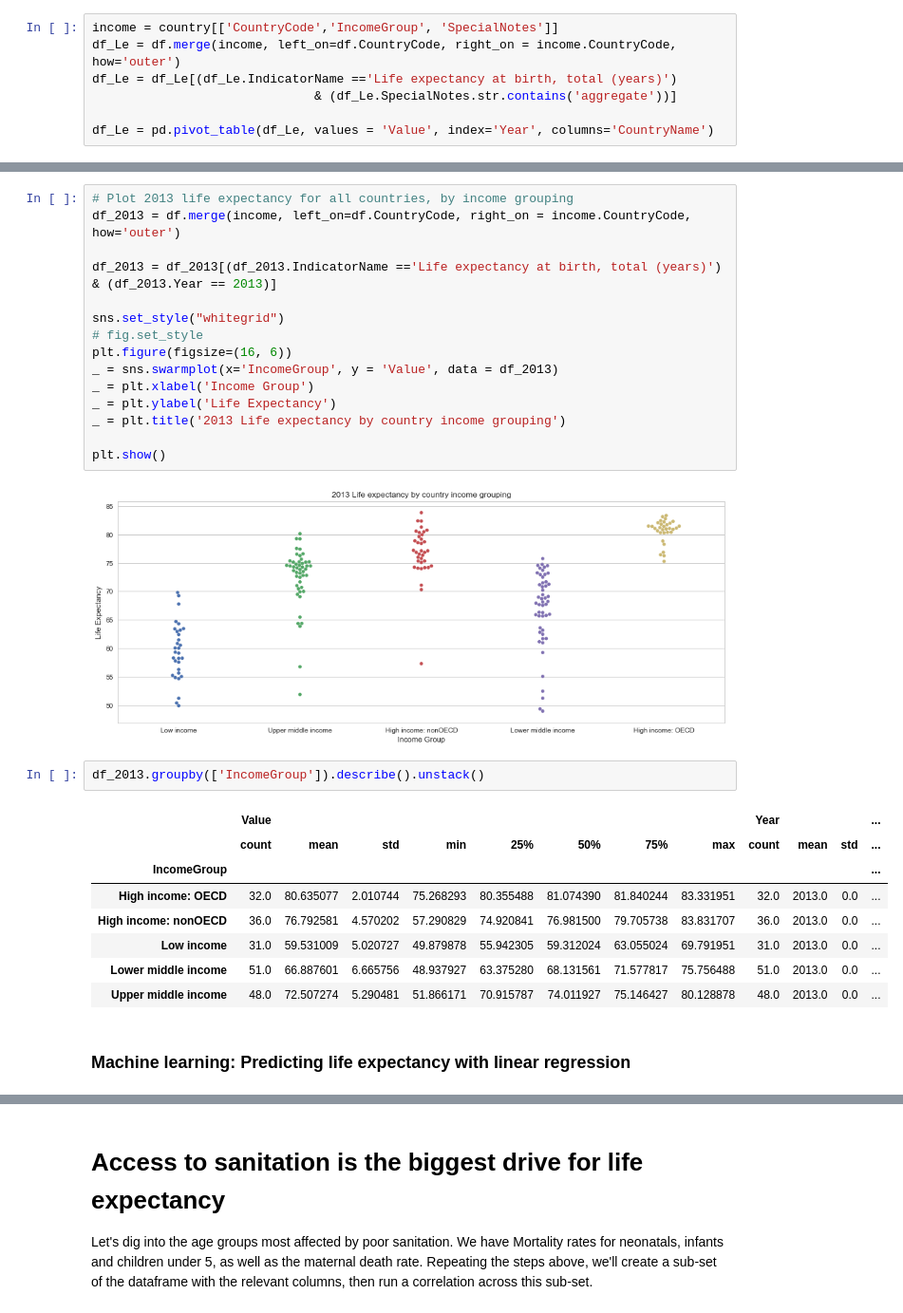
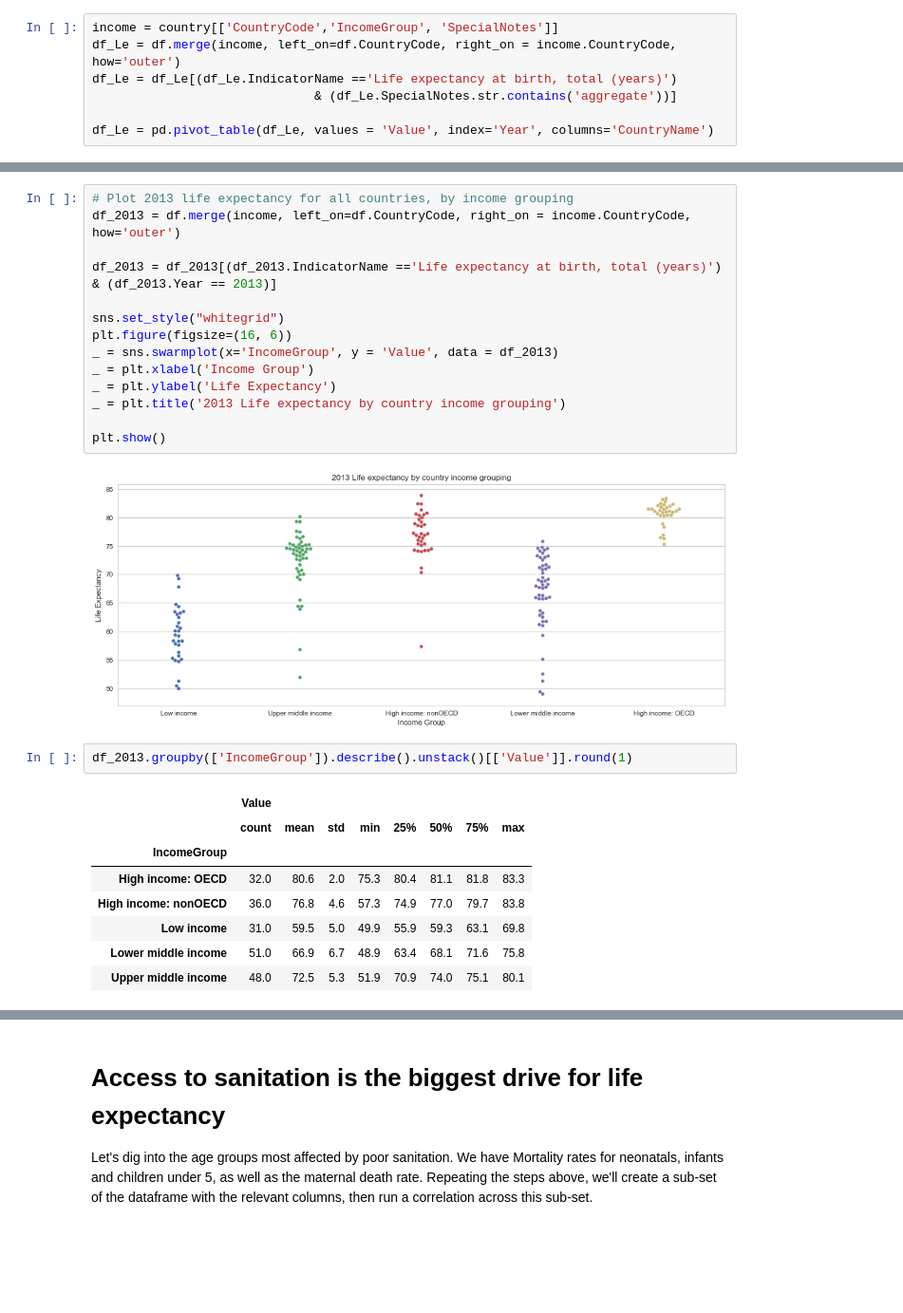
Before and after one commit to gussie/Springboard_data_science, a Jupyter notebook: Capstone1/Capstone 1.ipynb, the cells around one changed output, grey strips where cells are left out. Shown: that part at 95% size. Cells and saved outputs as stored; diff of their text form; blank space fills up the shorter version.

```diff
--- a/Capstone1/Capstone 1.ipynb
+++ b/Capstone1/Capstone 1.ipynb
@@ -139,7 +141,6 @@ df_2013 = df.merge(income, left_on=df.CountryCode, right_on = income.CountryCode
 df_2013 = df_2013[(df_2013.IndicatorName =='Life expectancy at birth, total (years)') & (df_2013.Year == 2013)]
 
 sns.set_style("whitegrid")
-# fig.set_style
 plt.figure(figsize=(16, 6))
 _ = sns.swarmplot(x='IncomeGroup', y = 'Value', data = df_2013)
 _ = plt.xlabel('Income Group')
@@ -150,15 +151,13 @@ plt.show()
 # %% [output]
 [figure]
 # %%
-df_2013.groupby(['IncomeGroup']).describe().unstack()
+df_2013.groupby(['IncomeGroup']).describe().unstack()[['Value']].round(1)
 # %% [output]
-|  | Value |  |  |  |  |  |  |  | Year |  |  | ... |
-|  | count | mean | std | min | 25% | 50% | 75% | max | count | mean | std | ... |
-| IncomeGroup |  |  |  |  |  |  |  |  |  |  |  | ... |
-| High income: OECD | 32.0 | 80.635077 | 2.010744 | 75.268293 | 80.355488 | 81.074390 | 81.840244 | 83.331951 | 32.0 | 2013.0 | 0.0 | ... |
-| High income: nonOECD | 36.0 | 76.792581 | 4.570202 | 57.290829 | 74.920841 | 76.981500 | 79.705738 | 83.831707 | 36.0 | 2013.0 | 0.0 | ... |
-| Low income | 31.0 | 59.531009 | 5.020727 | 49.879878 | 55.942305 | 59.312024 | 63.055024 | 69.791951 | 31.0 | 2013.0 | 0.0 | ... |
-| Lower middle income | 51.0 | 66.887601 | 6.665756 | 48.937927 | 63.375280 | 68.131561 | 71.577817 | 75.756488 | 51.0 | 2013.0 | 0.0 | ... |
-| Upper middle income | 48.0 | 72.507274 | 5.290481 | 51.866171 | 70.915787 | 74.011927 | 75.146427 | 80.128878 | 48.0 | 2013.0 | 0.0 | ... |
+|  | Value |  |  |  |  |  |  |  |
+|  | count | mean | std | min | 25% | 50% | 75% | max |
+| IncomeGroup |  |  |  |  |  |  |  |  |
+| High income: OECD | 32.0 | 80.6 | 2.0 | 75.3 | 80.4 | 81.1 | 81.8 | 83.3 |
+| High income: nonOECD | 36.0 | 76.8 | 4.6 | 57.3 | 74.9 | 77.0 | 79.7 | 83.8 |
+| Low income | 31.0 | 59.5 | 5.0 | 49.9 | 55.9 | 59.3 | 63.1 | 69.8 |
+| Lower middle income | 51.0 | 66.9 | 6.7 | 48.9 | 63.4 | 68.1 | 71.6 | 75.8 |
+| Upper middle income | 48.0 | 72.5 | 5.3 | 51.9 | 70.9 | 74.0 | 75.1 | 80.1 |
-# %% [markdown]
-### Machine learning: Predicting life expectancy with linear regression
```
Also changed, not shown: parts of 23 cells of this notebook, 1 other file.
